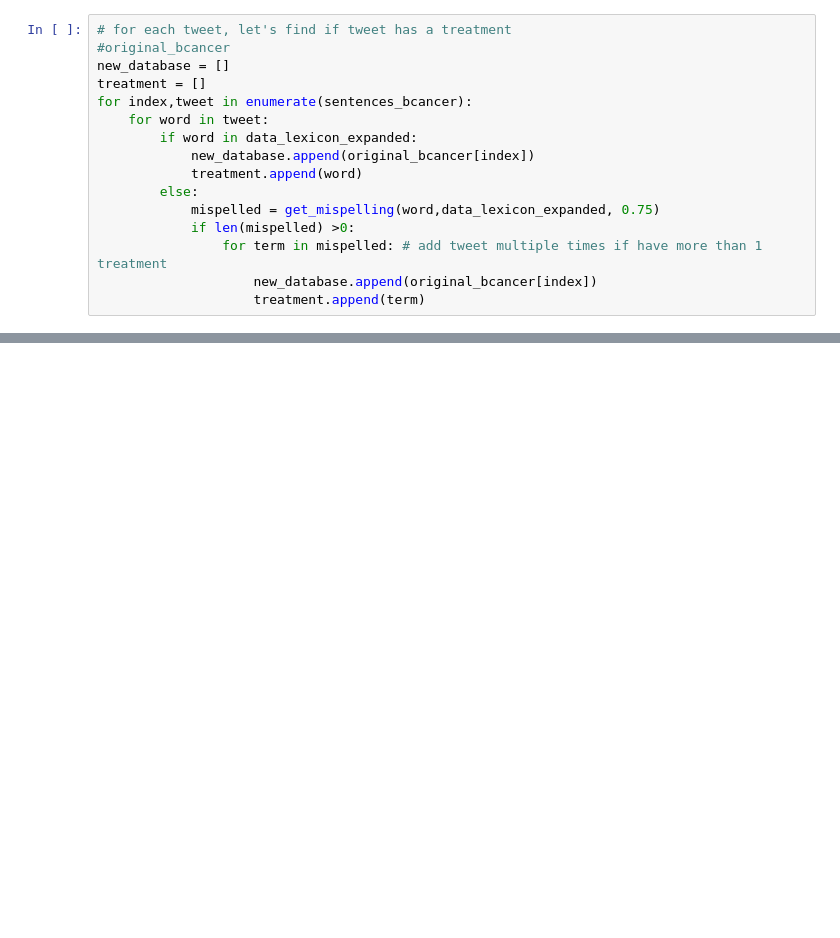
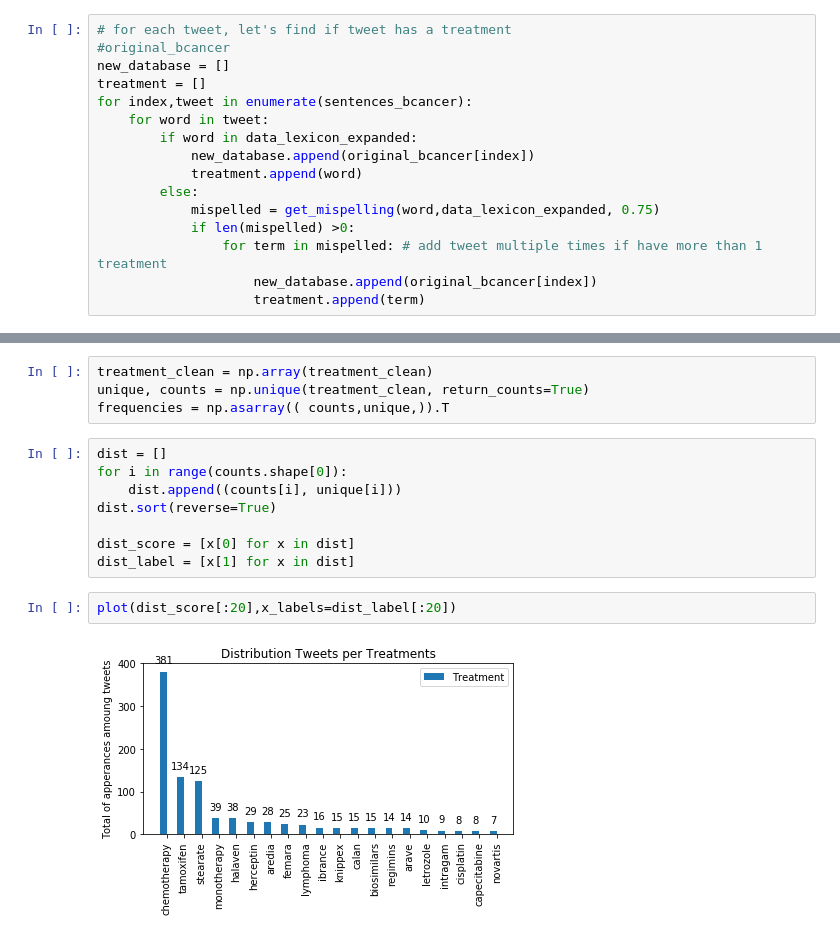
Before and after one commit to ramon349/BIONLP_final, a Jupyter notebook: breast_cancer_lexicon/lexicon.ipynb, the cells around one changed output, grey strips where cells are left out. Cells and saved outputs as stored; diff of their text form; blank space fills up the shorter version.

```diff
--- a/breast_cancer_lexicon/lexicon.ipynb
+++ b/breast_cancer_lexicon/lexicon.ipynb
@@ -152,0 +194,16 @@ df
+# %%
+treatment_clean = np.array(treatment_clean)
+unique, counts = np.unique(treatment_clean, return_counts=True)
+frequencies = np.asarray(( counts,unique,)).T
+# %%
+dist = []
+for i in range(counts.shape[0]):
+    dist.append((counts[i], unique[i]))
+dist.sort(reverse=True)
+
+dist_score = [x[0] for x in dist]
+dist_label = [x[1] for x in dist]
+# %%
+plot(dist_score[:20],x_labels=dist_label[:20])
+# %% [output]
+[figure, added]
```
Also changed, not shown: parts of 5 cells of this notebook, 3 other files.
